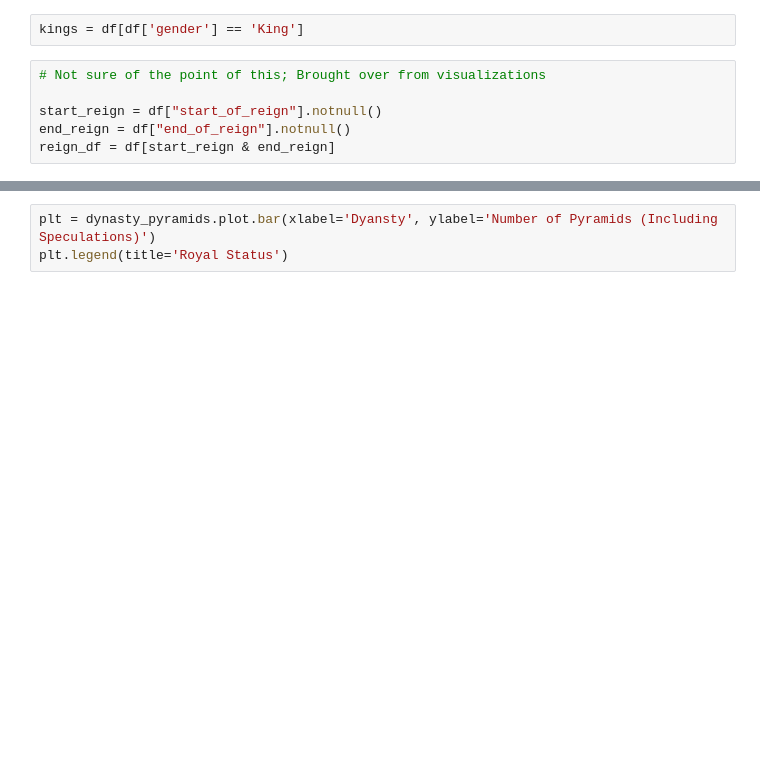
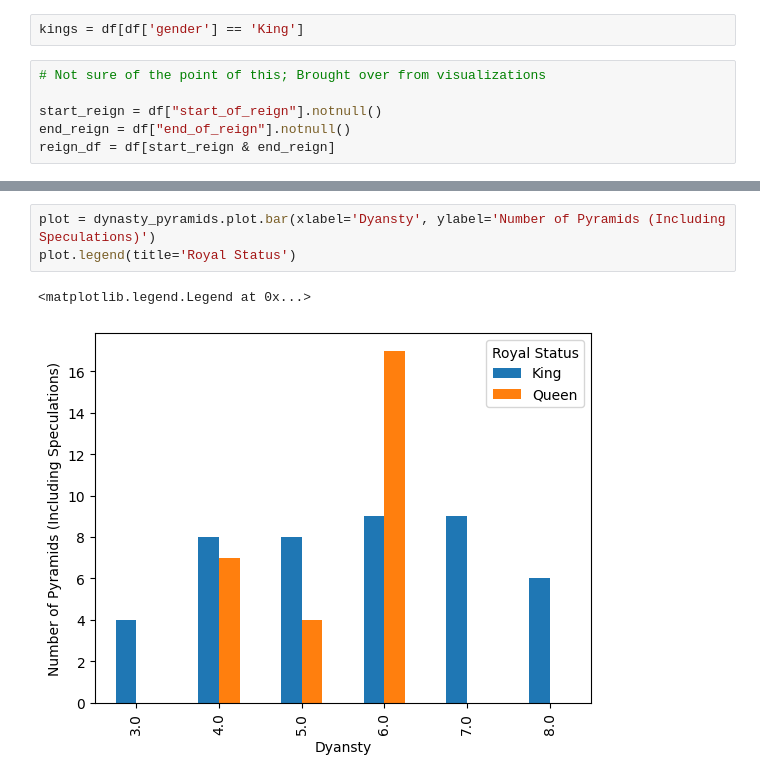
Before and after one commit to brown-ccv/egyptology-viz, a Jupyter notebook: Notebooks/exploration.ipynb, the cells around one changed output, grey strips where cells are left out. Drawn from its saved outputs; the diff is of its cells as text; blank space fills up the shorter version.

```diff
--- a/Notebooks/exploration.ipynb
+++ b/Notebooks/exploration.ipynb
@@ -58,6 +105,9 @@ dynasty_pyramids
 # %%
-plt = dynasty_pyramids.plot.bar(xlabel='Dyansty', ylabel='Number of Pyramids (Including Speculations)')
-plt.legend(title='Royal Status')
+plot = dynasty_pyramids.plot.bar(xlabel='Dyansty', ylabel='Number of Pyramids (Including Speculations)')
+plot.legend(title='Royal Status')
+# %% [output]
+<matplotlib.legend.Legend at 0x...>
+[figure, added]
 # %%
 queen_data = queens[['royal_mother_title', 'likely_wife', 'wife_title', 'vizier', 'regent']]
 queen_data
```
Also changed, not shown: parts of 10 cells of this notebook.
